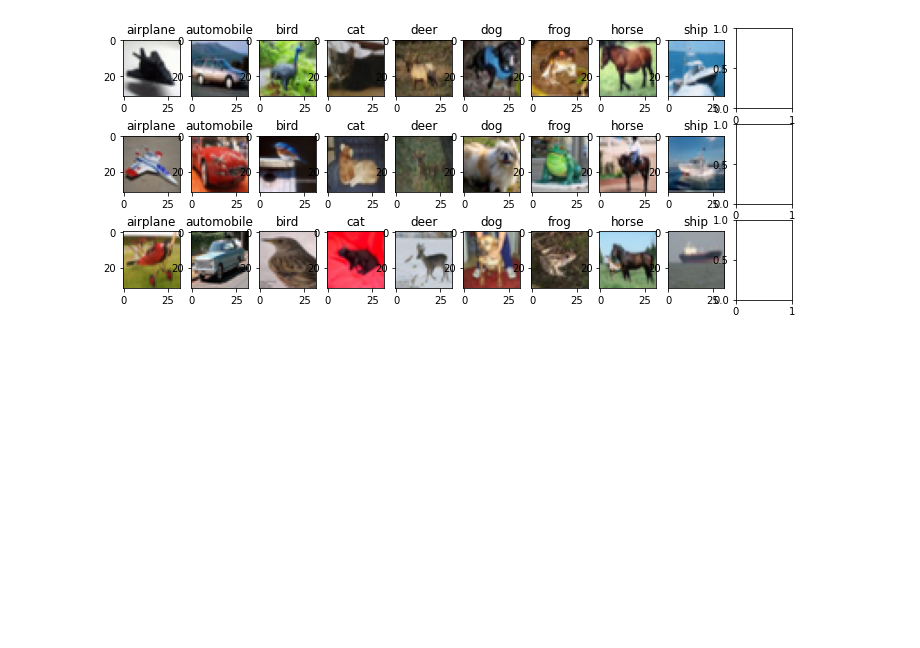
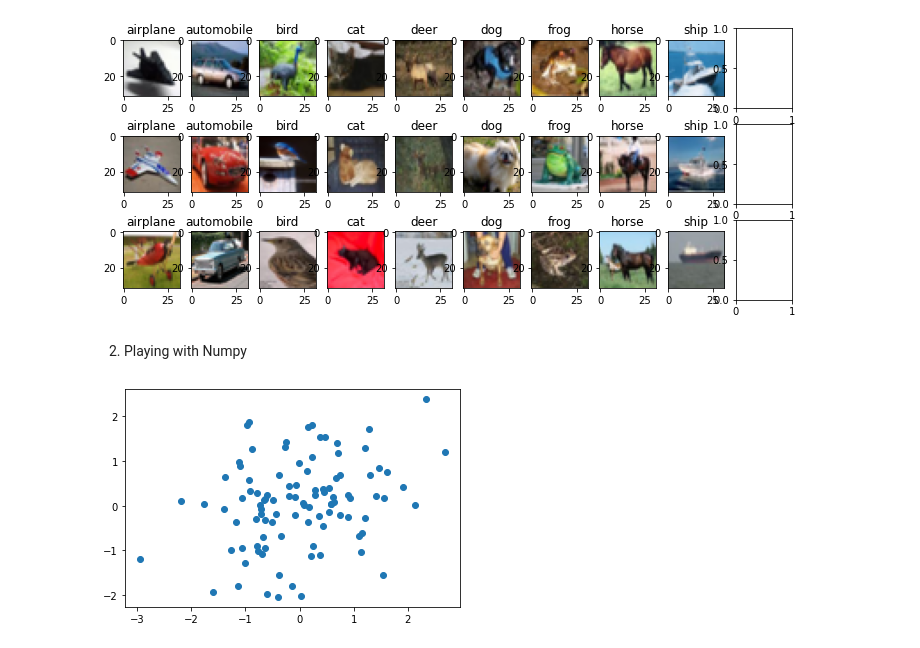
Before and after one commit to anastasiarenata1/deeplearning, a Jupyter notebook: CIFAR Visualization and NumPy.ipynb, the cells around one changed output. Saved outputs shown, nothing was run; the diff lists cells and outputs as text; code cells hidden in the pictures; blank space fills up the shorter version.

```diff
--- a/CIFAR Visualization and NumPy.ipynb
+++ b/CIFAR Visualization and NumPy.ipynb
@@ -32,3 +32,15 @@ for i in range(9):
 plt.show()
 # %% [output]
 [figure]
+# %% [markdown]
+2. Playing with Numpy
+# %%
+def gaussian(n, m):
+    g= np.random.normal(0, 1, size=(n, m, 2))
+    return g
+# %%
+grid = gaussian(10, 10)
+plt.scatter(grid[:, :, 0], grid[:,:, 1])
+plt.show()
+# %% [output]
+[figure, added]
```
Also changed, not shown: parts of 1 cell of this notebook.
